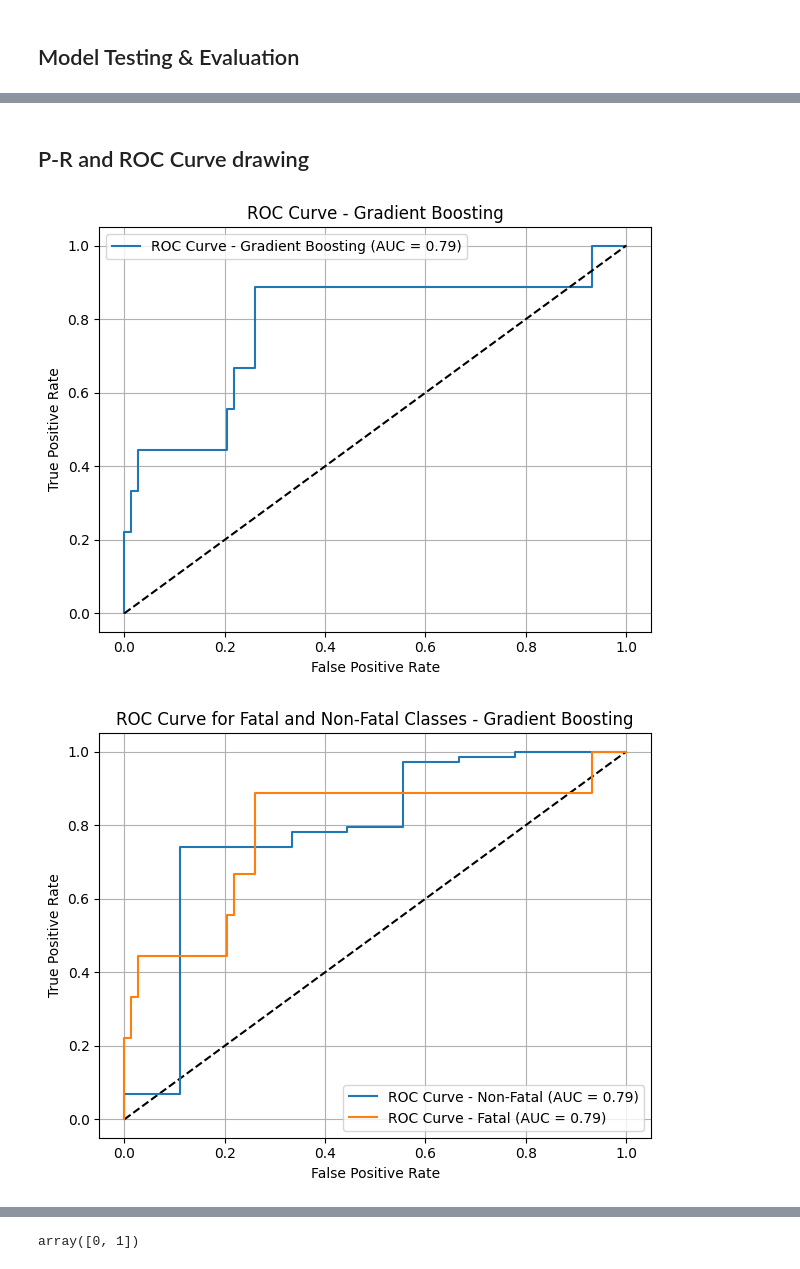
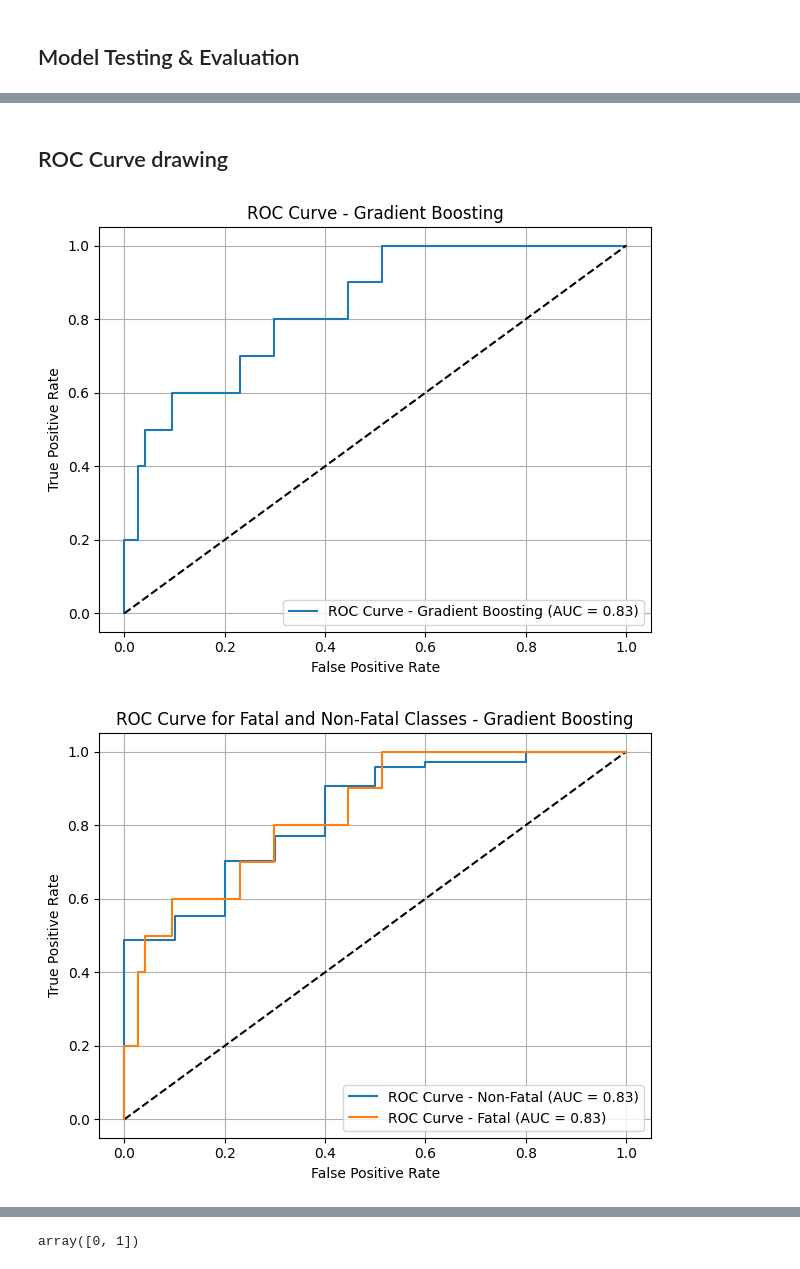
Before and after one commit to NicholasAttard/ICS5110-Applied-Machine-Learning-, a Jupyter notebook: 3b_Gradient_Boosting_MatthiasVassalloPulis.ipynb, the cells around one changed output, grey strips where cells are left out. Drawn from its saved outputs; the diff is of its cells as text; code cells hidden in the pictures.

```diff
--- a/3b_Gradient_Boosting_MatthiasVassalloPulis.ipynb
+++ b/3b_Gradient_Boosting_MatthiasVassalloPulis.ipynb
@@ -200,10 +199,8 @@ Test Accuracy: 90.24%
 # %%
 import pickle
 
-gb_model_path = 'models/gradient-boosting/grad_boost_model.pkl'
-
 # Loading the saved model
-with open(gb_model_path, 'rb') as file:
+with open('grad_boost_model.pkl', 'rb') as file:
     model = pickle.load(file)
 # %%
 import pickle
@@ -274,14 +287,17 @@ plt.show()
 # %%
-coef_df['Coefficient'] = coef_df['Coefficient'].astype(float)
+coef_df['Importance'] = coef_df['Importance'].astype(float)
 
 # Display with specific float format to remove exponential notation
 # Using to_string with formatters to control display without global setting changes
-print(coef_df.to_string(formatters={'Coefficient': '{:.6f}'.format}))
+print(coef_df.to_string(formatters={'Importance': '{:.6f}'.format}))
 
-filtered_coef_df = coef_df.head(10).sort_values('Coefficient')
+# Save generated feature importances from above as dict
+results["model_feature_importances"] = coef_df.to_dict(orient="records")
+
+filtered_coef_df = coef_df.head(10).sort_values('Importance')
 
 x_plot = filtered_coef_df["Feature"]
-y_plot = filtered_coef_df["Coefficient"]
+y_plot = filtered_coef_df["Importance"]
 
 plt.barh(x_plot, y_plot)
 plt.xlabel('Importance Value')
@@ -408,13 +421,23 @@ Probabilities: [0.99606397 0.00393603]
 Actual: Not Fatal
 # %% [markdown]
-## P-R and ROC Curve drawing
+## ROC Curve drawing
 # %%
 #y_score = model.predict_proba(X_test)[:, 1]
 y_score = best_model.predict_proba(X_test)[:, 1]
 
 # ROC Curve
-fpr, tpr, _ = roc_curve(y_test, y_score)
+fpr, tpr, thresholds = roc_curve(y_test, y_score)
 roc_auc = roc_auc_score(y_test, y_score)
+
+roc_results_ovrll = {
+    "fpr": fpr.tolist(),
+    "tpr": tpr.tolist(),
+    "thresholds": thresholds.tolist(),
+    "roc_auc": float(roc_auc),
+    "label": "positive_class"
+}
+
+results["roc_curve_ovrll"] = roc_results_ovrll
 
 plt.figure(figsize=(12, 5))
 
@@ -430,39 +453,51 @@ plt.grid(True)
 plt.tight_layout()
 plt.show()
 # %% [output]
-[figure, old version]
+[figure, new version]
 # %%
 # ROC Curve for Individual Classes
-fpr_fatal, tpr_fatal, _ = roc_curve(y_test, y_score, pos_label=1)
-fpr_not_fatal, tpr_not_fatal, _ = roc_curve(y_test, y_score, pos_label=0)
+fpr_fatal, tpr_fatal, thresholds_fatal = roc_curve(y_test, y_score, pos_label=1)
+fpr_not_fatal, tpr_not_fatal, thresholds_not_fatal = roc_curve(y_test, y_score, pos_label=0)
 
 #y_pred_proba_rf = best_model.predict_proba(X_test)
 y_pred_proba_rf = model.predict_proba(X_test)
 y_prob_rf = y_pred_proba_rf[:, 1]
 
 plt.figure(figsize=(12, 5))
 
 # Initialize dictionaries to store ROC curve metrics for each class
 fpr_list = dict()
 tpr_list = dict()
+thresholds_list = dict()
 roc_auc_list = dict()
+roc_results_per_class = []
 
 # Calculate ROC curve and AUC for each class
 for i in range(2):
-    fpr_list[i], tpr_list[i], _ = roc_curve(y_test == i, y_pred_proba_rf[:, i])
+    fpr_list[i], tpr_list[i], thresholds_list[i] = roc_curve(y_test == i, y_pred_proba_rf[:, i])
     roc_auc_list[i] = auc(fpr_list[i], tpr_list[i])
+
+    roc_results_per_class.append({
+        "fpr": fpr_list[i].tolist(),
+        "tpr": tpr_list[i].tolist(),
+        "thresholds": thresholds_list[i].tolist(),
+        "roc_auc": float(roc_auc_list[i]),
+        "label": "positive_class" if i == 1 else "negative_class"
+    })
+
+results['roc_curve_per_class'] = roc_results_per_class
 
 plt.subplot(1, 2, 1)
 plt.plot([0, 1], [0, 1], 'k--')
 plt.xlabel('False Positive Rate')
 plt.ylabel('True Positive Rate')
 plt.title(f'ROC Curve for Fatal and Non-Fatal Classes - Gradient Boosting')
 for i in range(2):
     plt.plot(fpr_list[i], tpr_list[i], label=f'ROC Curve - {"Fatal" if i==1 else "Non-Fatal"} (AUC = {roc_auc_list[i]:0.2f})')
 plt.legend(loc="lower right")
 plt.grid(True)
 
 plt.tight_layout()
 plt.show()
 # %% [output]
-[figure, old version]
+[figure, new version]
```
Also changed, not shown: parts of 20 cells of this notebook, 9 other files.
